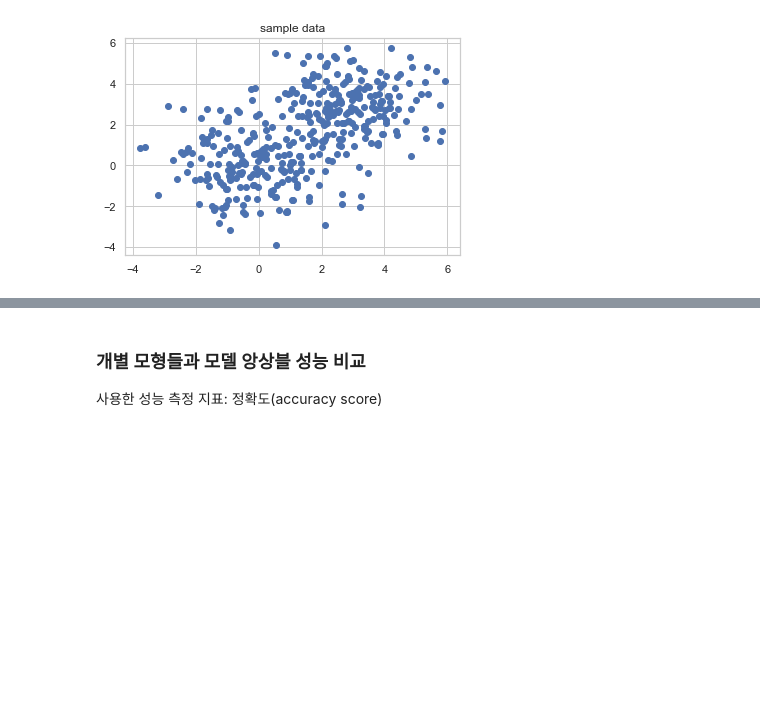
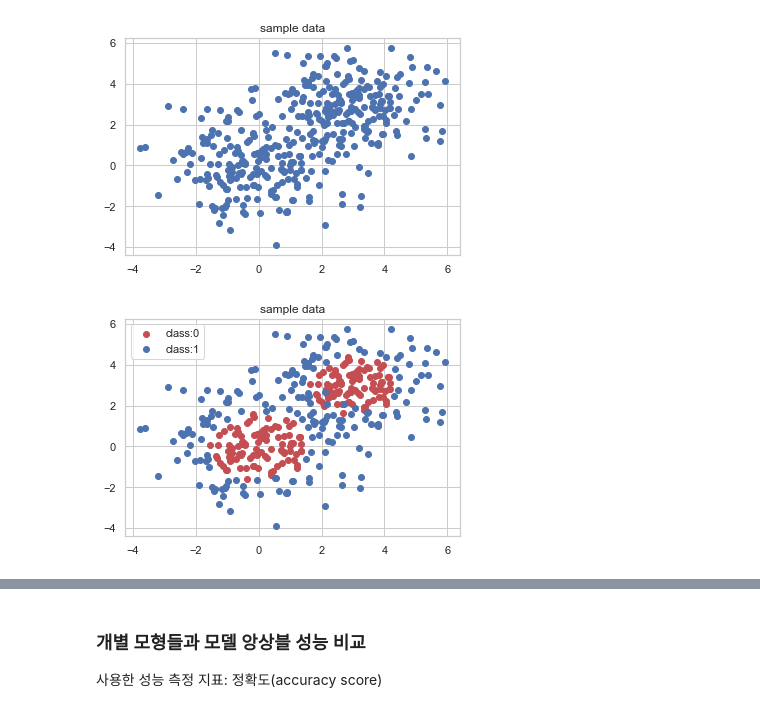
Before and after one commit to tigerkey10/bioinfo.github.io, a Jupyter notebook: 2022-08-08.ipynb, the cells around one changed output, grey strips where cells are left out. Cells and saved outputs as stored; diff of their text form; code cells hidden in the pictures; blank space fills up the shorter version.

```diff
--- a/2022-08-08.ipynb
+++ b/2022-08-08.ipynb
@@ -19,6 +21,16 @@ y = np.concatenate([y1, y2], axis=0)
 from sklearn.model_selection import train_test_split
 
 x_train, x_test, y_train, y_test = train_test_split(X, y, test_size=0.25)
+# %%
+idx0 = np.where(y == 0)
+idx1 = np.where(y == 1)
+
+plt.title('sample data')
+plt.scatter(X[idx0,0], X[idx0,1], c='r', label='class:0') ; plt.scatter(X[idx1,0], X[idx1,1], c='b', label='class:1')
+plt.legend()
+plt.show()
+# %% [output]
+[figure, added]
 # %%
 # 모델 앙상블 구축
 from sklearn.linear_model import LogisticRegression
```
Also changed, not shown: parts of 7 cells of this notebook, 1 other file.
